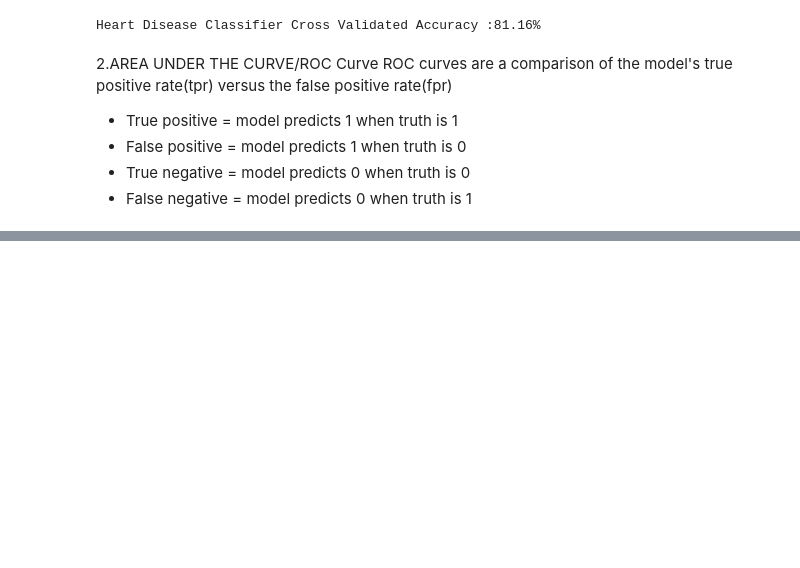
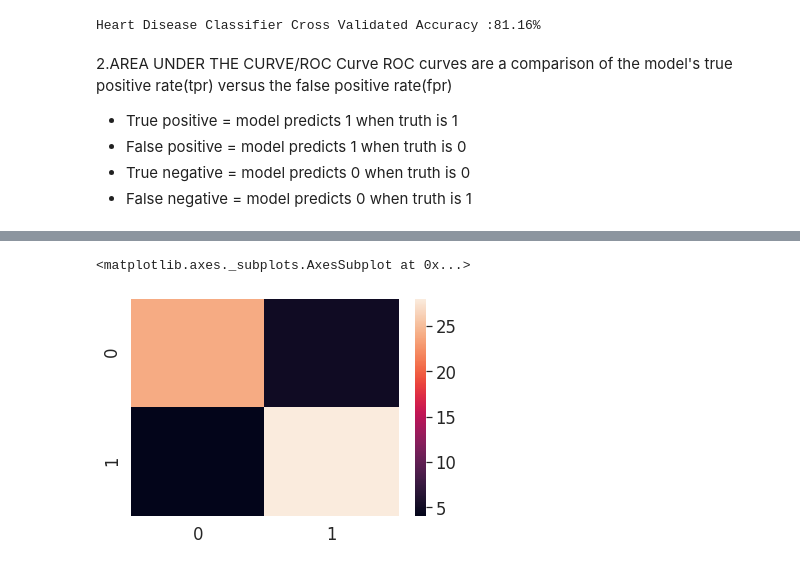
Before and after one commit to RMLAI/zero-to-mastery-ml, a Jupyter notebook: Intro_to_Scikit_Learn.ipynb, the cells around one changed output, grey strips where cells are left out. Drawn from its saved outputs; the diff is of its cells as text; code cells hidden in the pictures; blank space fills up the shorter version.

```diff
--- a/Intro_to_Scikit_Learn.ipynb
+++ b/Intro_to_Scikit_Learn.ipynb
@@ -878,0 +937,3 @@ ROC curves are a comparison of the model's true positive rate(tpr) versus the fa
+# %%
+# making the predictions with the model above
+y_preds=model.predict(X_test)
@@ -878,0 +955,12 @@ ROC curves are a comparison of the model's true positive rate(tpr) versus the fa
+# %%
+# Making the confusion matrix more visual using seaborn
+import seaborn as sns
+#set the font scale
+sns.set(font_scale=1.5)
+#create a confusion matrix
+conf_mat=confusion_matrix(y_test,y_preds)
+#plot usingseaborn
+sns.heatmap(conf_mat)
+# %% [output]
+<matplotlib.axes._subplots.AxesSubplot at 0x...>
+[figure, added]
```
Also changed, not shown: parts of 43 cells of this notebook.
